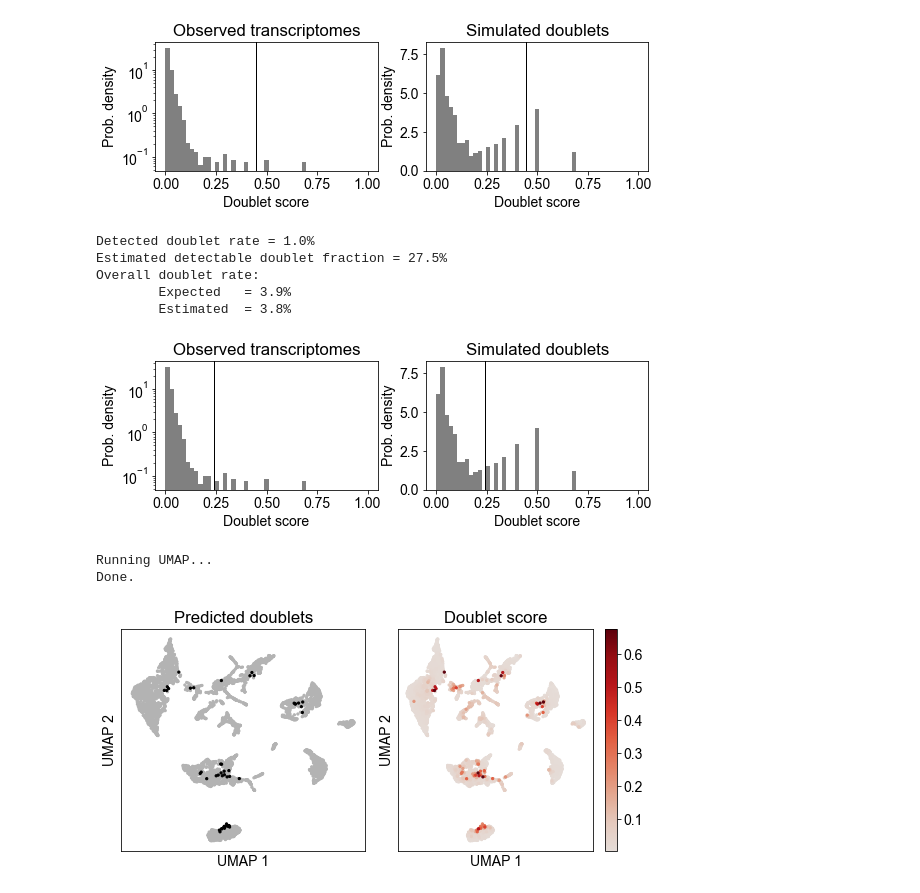
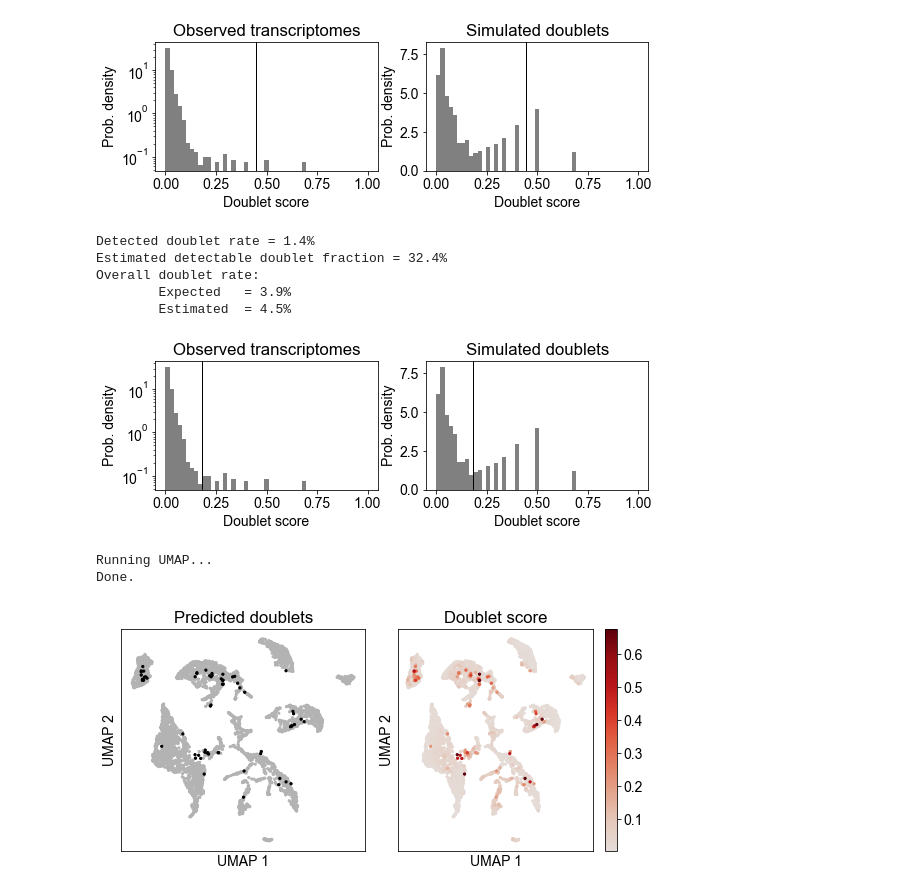
Before and after one commit to ColeKeenum/citeseq, a Jupyter notebook: scrublet_notebooks/citeseq_scrublet_p24.ipynb, the cells around one changed output. Drawn from its saved outputs; the diff is of its cells as text; code cells hidden in the pictures.

```diff
--- a/scrublet_notebooks/citeseq_scrublet_p24.ipynb
+++ b/scrublet_notebooks/citeseq_scrublet_p24.ipynb
@@ -12,7 +12,9 @@ plt.rcParams['font.sans-serif'] = 'Arial'
 plt.rc('font', size=14)
 plt.rcParams['pdf.fonttype'] = 42
 # %%
-input_dir = 'C:/Users/colek/Desktop/Roy Lab/CITE-Seq Data/p24hr10xdata/p24hr10xdata/outs/filtered_feature_bc_matrix'
+# NOTE: Need to use 7-zip or similar program to unzip the .gz files listed in this cell in the directory called in the .mmread function below.
+# input_dir = 'C:/Users/colek/Desktop/Roy Lab/CITE-Seq Data/p24hr10xdata/p24hr10xdata/outs/filtered_feature_bc_matrix'
+input_dir = 'Y:/Cole Keenum/CITE-seq files/p24hr10xdata/p24hr10xdata/outs/filtered_feature_bc_matrix'
 
 counts_matrix = scipy.io.mmread(input_dir + '/matrix.mtx/matrix.mtx').T.tocsc()
 genes = np.array(scr.load_genes(input_dir + '/features.tsv/features.tsv', delimiter='\t', column=1))
@@ -50,15 +52,15 @@ scrub.plot_histogram();
 # %% [output]
 [figure]
 # %%
-scrub.call_doublets(threshold=0.24)
+scrub.call_doublets(threshold=0.18)
 scrub.plot_histogram();
 # %% [output]
-Detected doublet rate = 1.0%
-Estimated detectable doublet fraction = 27.5%
+Detected doublet rate = 1.4%
+Estimated detectable doublet fraction = 32.4%
 Overall doublet rate:
         Expected   = 3.9%
-        Estimated  = 3.8%
+        Estimated  = 4.5%
-[figure, old version]
+[figure, new version]
 # %%
 print('Running UMAP...')
 scrub.set_embedding('UMAP', scr.get_umap(scrub.manifold_obs_, 10, min_dist=0.3))
@@ -81,7 +83,7 @@ scrub.plot_embedding('UMAP', order_points=True);
 # scrub.plot_embedding('tSNE', order_points=True);
 # scrub.plot_embedding('FA', order_points=True);
 # %% [output]
-[figure, old version]
+[figure, new version]
 # %%
 import pandas as pd
 df = pd.DataFrame({
```
Also changed, not shown: parts of 1 cell of this notebook, 4 other files.
